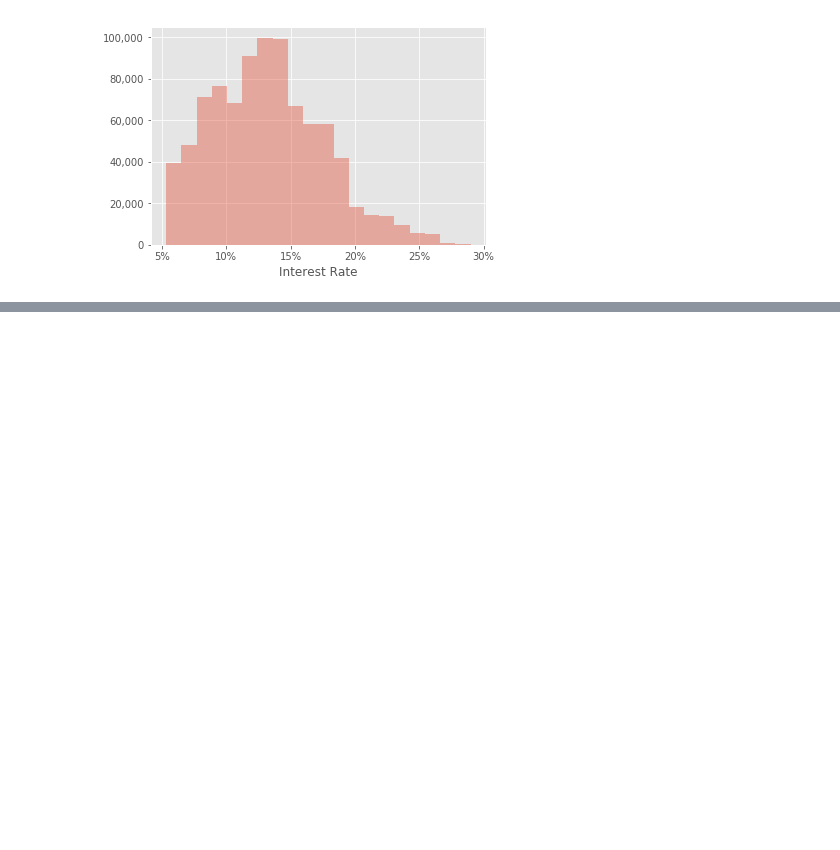
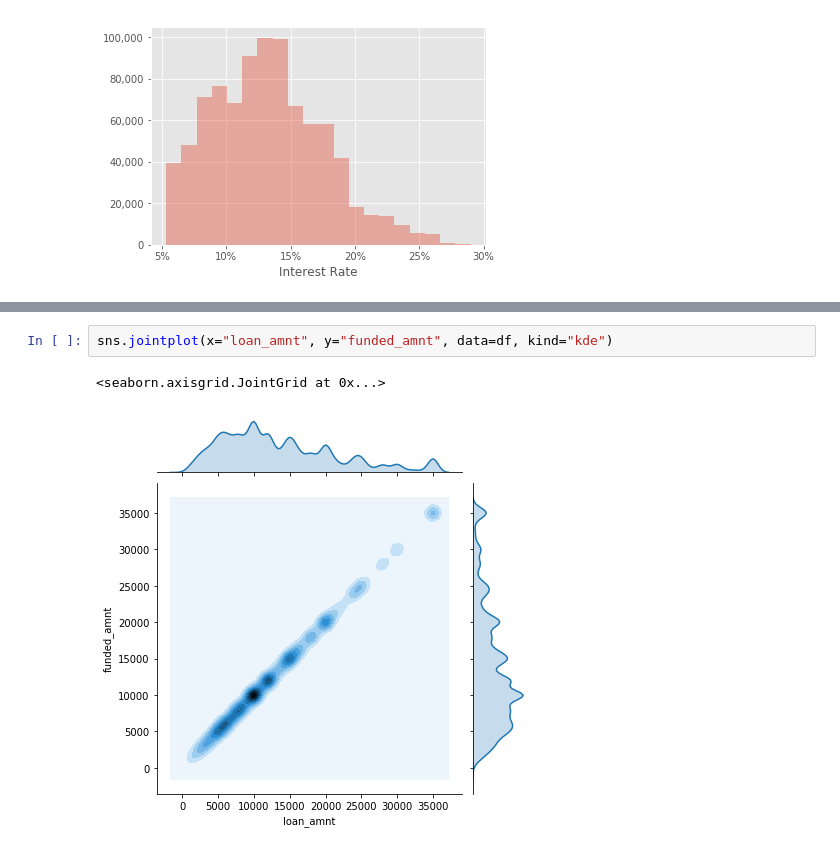
Before and after one commit to bfitzpa5/Metis_Projects, a Jupyter notebook: 03-mcnulty/mcnulty_eda.ipynb, the cells around one changed output, grey strips where cells are left out. Cells and saved outputs as stored; diff of their text form; blank space fills up the shorter version.

```diff
--- a/03-mcnulty/mcnulty_eda.ipynb
+++ b/03-mcnulty/mcnulty_eda.ipynb
@@ -114,0 +161,5 @@ plt.show()
+# %%
+sns.jointplot(x="loan_amnt", y="funded_amnt", data=df, kind="kde")
+# %% [output]
+<seaborn.axisgrid.JointGrid at 0x...>
+[figure, added]
```
Also changed, not shown: parts of 17 cells of this notebook, 1 other file.
